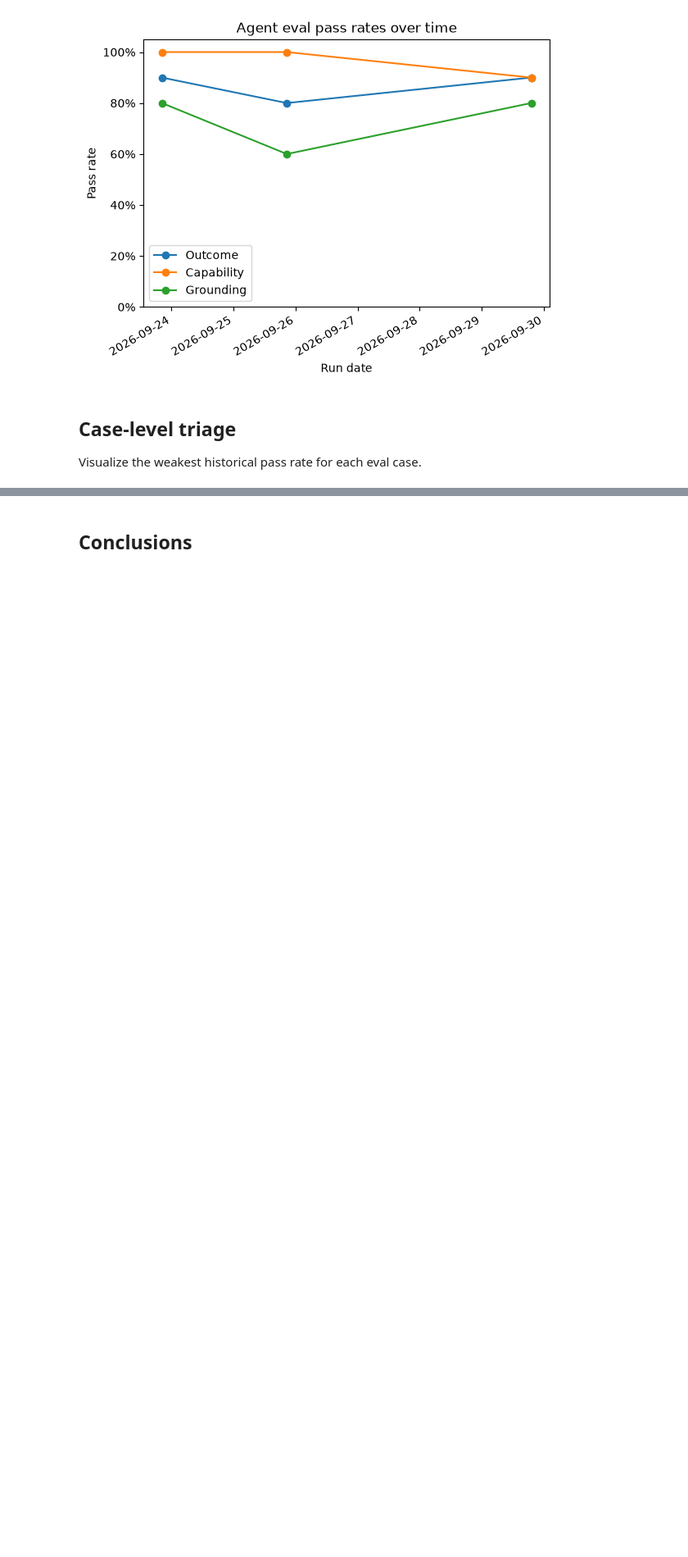
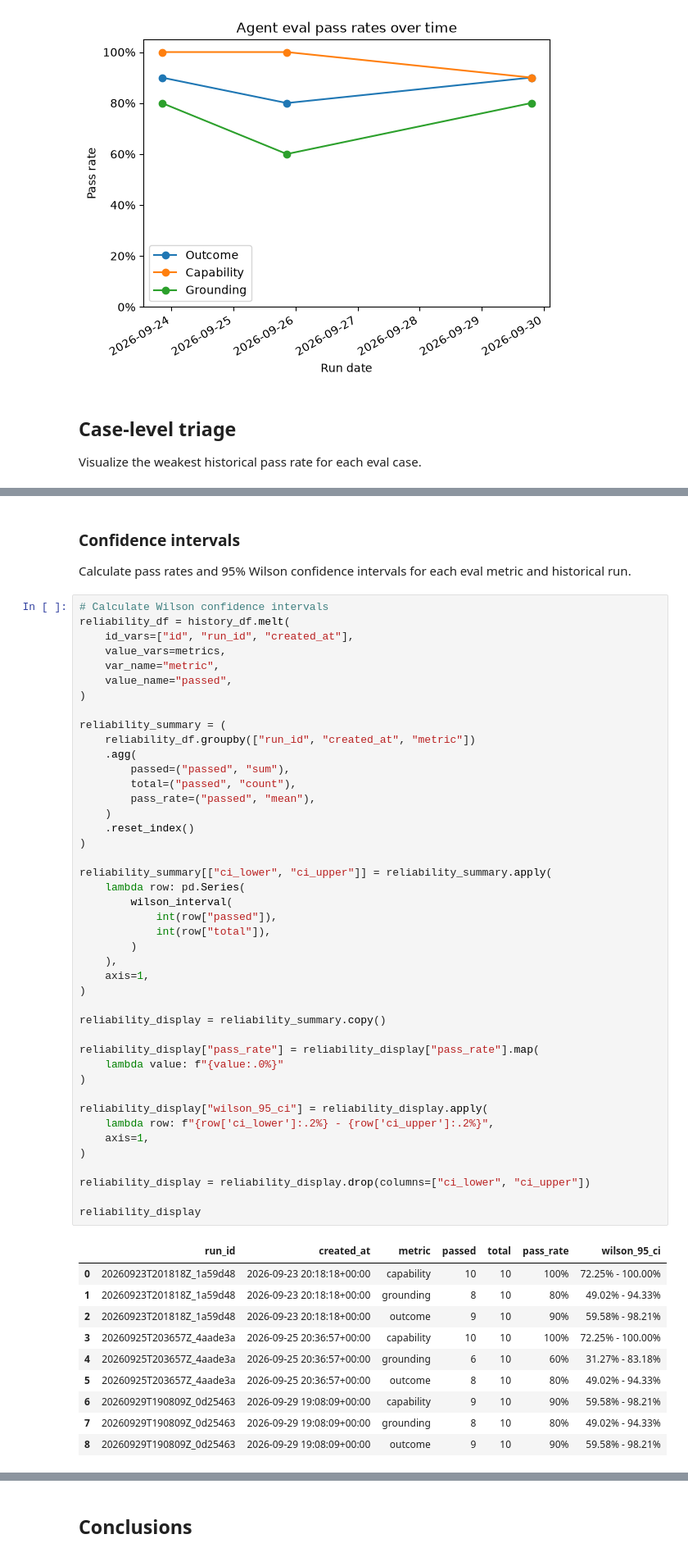
Before and after one commit to vitaliykharitonov/prokat24-ai-lab, a Jupyter notebook: notebooks/agent_eval_analysis.ipynb, the cells around one changed output, grey strips where cells are left out. Shown at 82% size. Drawn from its saved outputs; the diff is of its cells as text; blank space fills up the shorter version.

Commit message:
Add grader reliability reporting and analysis

```diff
--- a/notebooks/agent_eval_analysis.ipynb
+++ b/notebooks/agent_eval_analysis.ipynb
@@ -252,0 +350,58 @@ plt.show()
+# %% [markdown]
+### Confidence intervals
+
+Calculate pass rates and 95% Wilson confidence intervals for each eval metric and historical run.
+# %%
+# Calculate Wilson confidence intervals
+reliability_df = history_df.melt(
+    id_vars=["id", "run_id", "created_at"],
+    value_vars=metrics,
+    var_name="metric",
+    value_name="passed",
+)
+
+reliability_summary = (
+    reliability_df.groupby(["run_id", "created_at", "metric"])
+    .agg(
+        passed=("passed", "sum"),
+        total=("passed", "count"),
+        pass_rate=("passed", "mean"),
+    )
+    .reset_index()
+)
+
+reliability_summary[["ci_lower", "ci_upper"]] = reliability_summary.apply(
+    lambda row: pd.Series(
+        wilson_interval(
+            int(row["passed"]),
+            int(row["total"]),
+        )
+    ),
+    axis=1,
+)
+
+reliability_display = reliability_summary.copy()
+
+reliability_display["pass_rate"] = reliability_display["pass_rate"].map(
+    lambda value: f"{value:.0%}"
+)
+
+reliability_display["wilson_95_ci"] = reliability_display.apply(
+    lambda row: f"{row['ci_lower']:.2%} - {row['ci_upper']:.2%}",
+    axis=1,
+)
+
+reliability_display = reliability_display.drop(columns=["ci_lower", "ci_upper"])
+
+reliability_display
+# %% [output]
+|  | run_id | created_at | metric | passed | total | pass_rate | wilson_95_ci |
+| 0 | 20260923T201818Z_1a59d48 | 2026-09-23 20:18:18+00:00 | capability | 10 | 10 | 100% | 72.25% - 100.00% |
+| 1 | 20260923T201818Z_1a59d48 | 2026-09-23 20:18:18+00:00 | grounding | 8 | 10 | 80% | 49.02% - 94.33% |
+| 2 | 20260923T201818Z_1a59d48 | 2026-09-23 20:18:18+00:00 | outcome | 9 | 10 | 90% | 59.58% - 98.21% |
+| 3 | 20260925T203657Z_4aade3a | 2026-09-25 20:36:57+00:00 | capability | 10 | 10 | 100% | 72.25% - 100.00% |
+| 4 | 20260925T203657Z_4aade3a | 2026-09-25 20:36:57+00:00 | grounding | 6 | 10 | 60% | 31.27% - 83.18% |
+| 5 | 20260925T203657Z_4aade3a | 2026-09-25 20:36:57+00:00 | outcome | 8 | 10 | 80% | 49.02% - 94.33% |
+| 6 | 20260929T190809Z_0d25463 | 2026-09-29 19:08:09+00:00 | capability | 9 | 10 | 90% | 59.58% - 98.21% |
+| 7 | 20260929T190809Z_0d25463 | 2026-09-29 19:08:09+00:00 | grounding | 8 | 10 | 80% | 49.02% - 94.33% |
+| 8 | 20260929T190809Z_0d25463 | 2026-09-29 19:08:09+00:00 | outcome | 9 | 10 | 90% | 59.58% - 98.21% |
```
Also changed, not shown: parts of 23 cells of this notebook, 4 other files.
